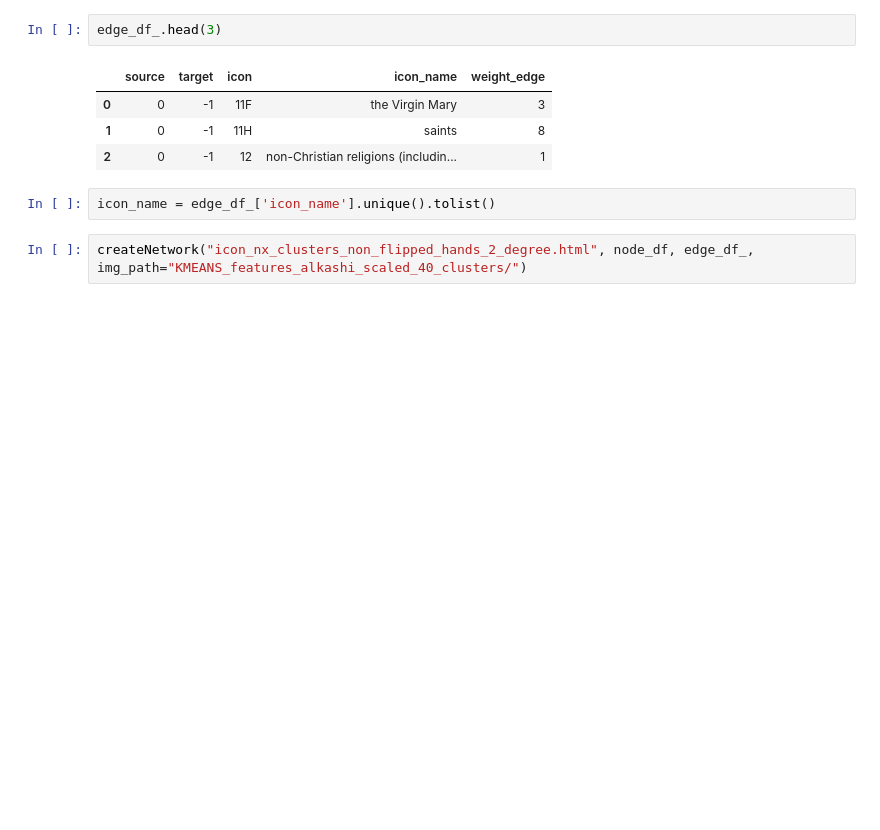
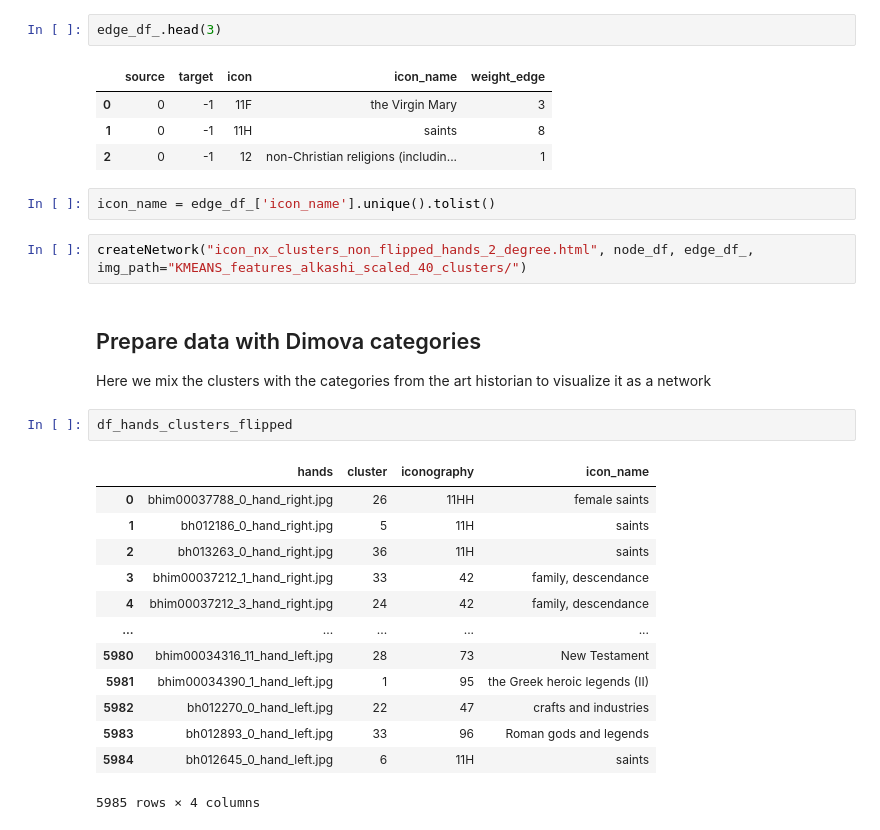
Before and after one commit to VBernasconi/Network_hands, a Jupyter notebook: Interactive_network_creation_08_2023.ipynb, the cells around one changed output. Cells and saved outputs as stored; diff of their text form; blank space fills up the shorter version.

```diff
--- a/Interactive_network_creation_08_2023.ipynb
+++ b/Interactive_network_creation_08_2023.ipynb
@@ -1056,3 +1113,22 @@ edge_df_.head(3)
 icon_name = edge_df_['icon_name'].unique().tolist()
 # %%
 createNetwork("icon_nx_clusters_non_flipped_hands_2_degree.html", node_df, edge_df_, img_path="KMEANS_features_alkashi_scaled_40_clusters/")
+# %% [markdown]
+## Prepare data with Dimova categories
+Here we mix the clusters with the categories from the art historian to visualize it as a network
+# %%
+df_hands_clusters_flipped
+# %% [output]
+|  | hands | cluster | iconography | icon_name |
+| 0 | bhim00037788_0_hand_right.jpg | 26 | 11HH | female saints |
+| 1 | bh012186_0_hand_right.jpg | 5 | 11H | saints |
+| 2 | bh013263_0_hand_right.jpg | 36 | 11H | saints |
+| 3 | bhim00037212_1_hand_right.jpg | 33 | 42 | family, descendance |
+| 4 | bhim00037212_3_hand_right.jpg | 24 | 42 | family, descendance |
+| ... | ... | ... | ... | ... |
+| 5980 | bhim00034316_11_hand_left.jpg | 28 | 73 | New Testament |
+| 5981 | bhim00034390_1_hand_left.jpg | 1 | 95 | the Greek heroic legends (II) |
+| 5982 | bh012270_0_hand_left.jpg | 22 | 47 | crafts and industries |
+| 5983 | bh012893_0_hand_left.jpg | 33 | 96 | Roman gods and legends |
+| 5984 | bh012645_0_hand_left.jpg | 6 | 11H | saints |
+5985 rows × 4 columns
```
Also changed, not shown: parts of 50 cells of this notebook, 1 other file.
